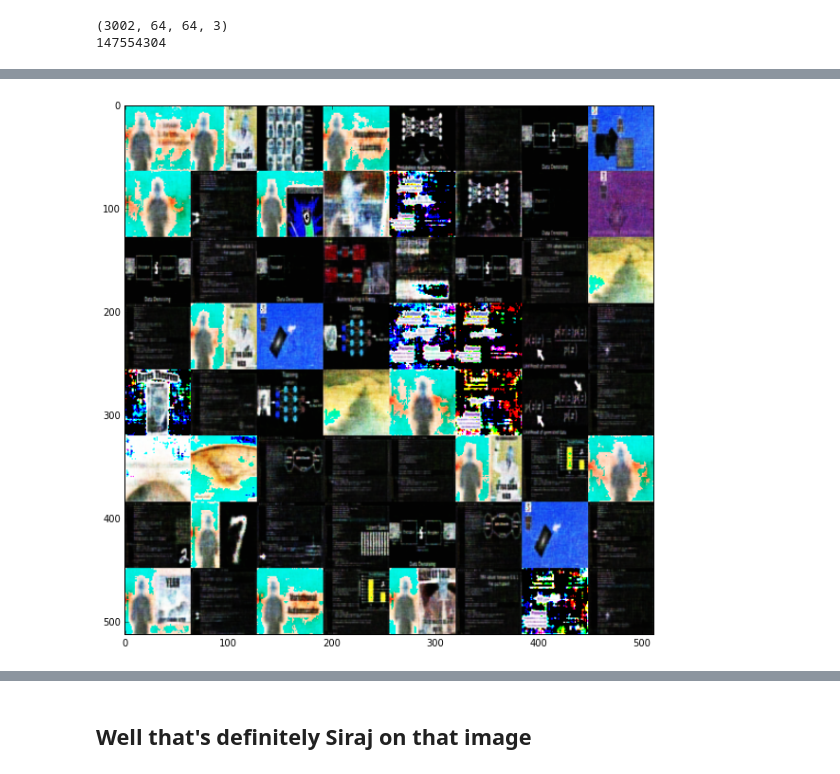
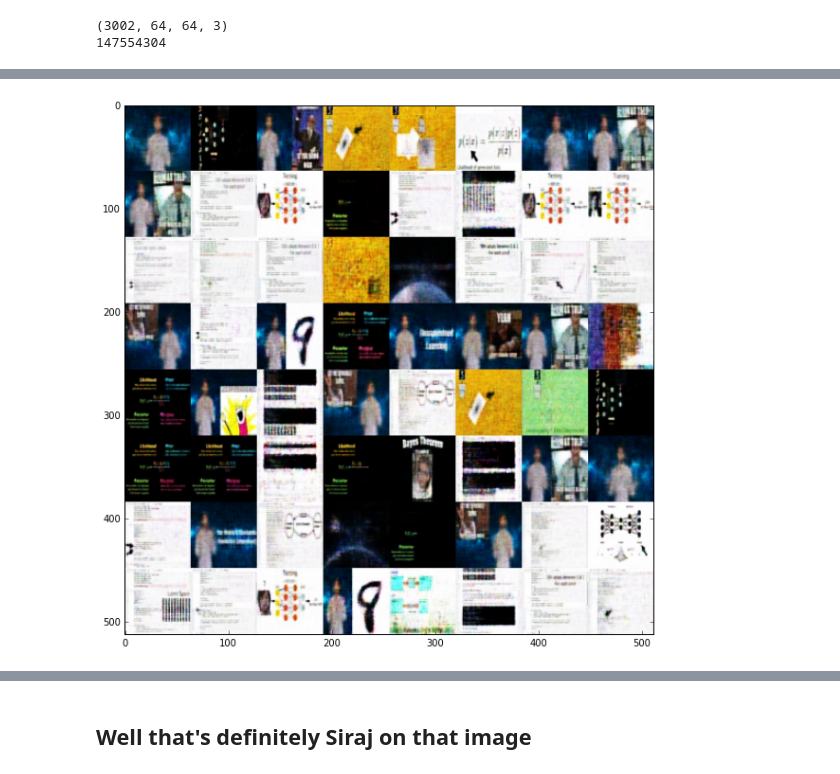
Before and after one commit to Nemzy/video_generator, a Jupyter notebook: video_generator.ipynb, the cells around one changed output, grey strips where cells are left out. Cells and saved outputs as stored; diff of their text form; code cells hidden in the pictures.

Commit message:
plot is fixed

```diff
--- a/video_generator.ipynb
+++ b/video_generator.ipynb
@@ -99,22 +99,22 @@ Shape=  (64, 64, 64, 3)
 # %%
 # Let's plot them!!!
 
 n = 8
-figure = np.zeros((64 * n, 64 * n, 3))
+figure = np.zeros([64 * n, 64 * n, 3], dtype = np.uint8)
 k = 0
 for i in range(n):
     for j in range(n):
         image = np.reshape(output_images[k], [64, 64, 3])
         figure[i * 64: (i + 1) * 64,
                j * 64: (j + 1) * 64,
                :] = image
         k += 1
 
 plt.figure(figsize=(10, 10))
 plt.imshow(figure)
 plt.show()
 # %% [output]
-[figure, old version]
+[figure, new version]
 # %%
 # Let's take a look at some of them separately
 plt.imshow(np.reshape(output_images[0], [64, 64, 3]))
```
Also changed, not shown: parts of 3 cells of this notebook.
